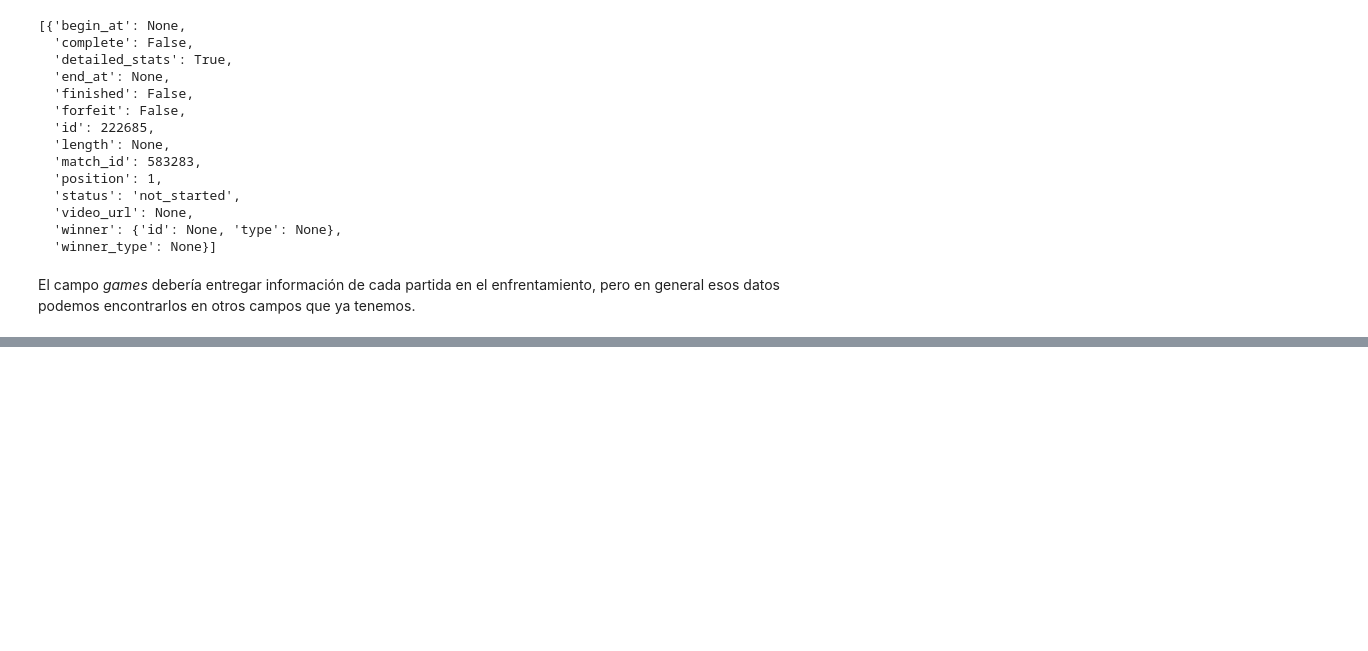
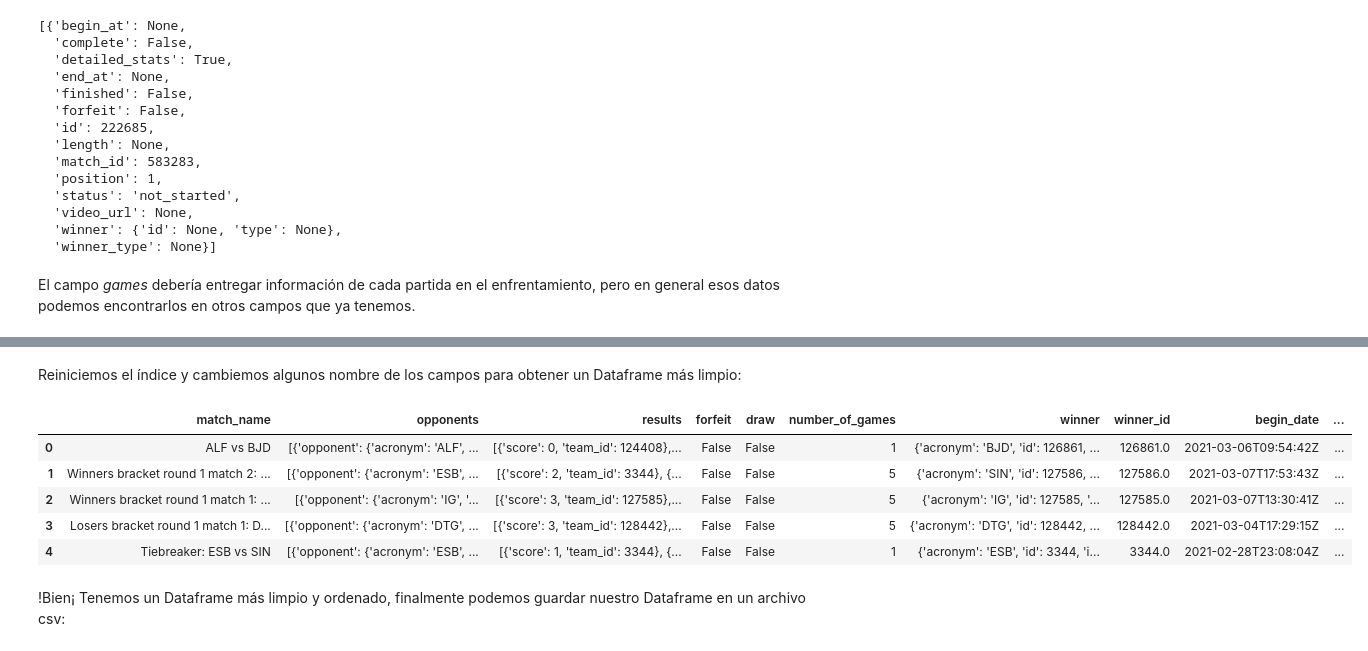
Before and after one commit to JMCastle98/M3_Procesamiento_de_datos, a Jupyter notebook: M3_Postworks5,6/Postwork_05_06_python.ipynb, the cells around one changed output, grey strips where cells are left out. Drawn from its saved outputs; the diff is of its cells as text; code cells hidden in the pictures; blank space fills up the shorter version.

```diff
--- a/M3_Postworks5,6/Postwork_05_06_python.ipynb
+++ b/M3_Postworks5,6/Postwork_05_06_python.ipynb
@@ -182,0 +327,7 @@ df_matches.loc[300,'videogame_version']
+# %%
+campos_no_deseados = ['videogame', 'slug', 'tournament', 'league', 'serie', 'streams', 'modified_at', 'games',
+                      'game_advantage', 'scheduled_at', 'original_scheduled_at', 'detailed_stats','live',
+                      'match_type', 'videogame_version', 'live_embed_url', 'id']
+
+df_matches_temp = df_matches.drop(columns=campos_no_deseados)
+df_matches_temp.info()
@@ -182,0 +393,3 @@ df_matches.loc[300,'videogame_version']
+# %%
+df_matches_finished = df_matches_temp[ df_matches_temp['status'] == 'finished' ]
+df_matches_finished.isna().sum(axis=0)
@@ -182,0 +416,3 @@ df_matches.loc[300,'videogame_version']
+# %%
+df_matches_finished_clean = df_matches_finished.dropna(subset=['begin_at', 'end_at'])
+df_matches_finished_clean.isna().sum(axis=0)
@@ -182,0 +441,5 @@ df_matches.loc[300,'videogame_version']
+# %%
+#No incluiremos al campo status por que ya ha cumplido su propósito
+df_matches_ordenado = df_matches_finished_clean[['name','opponents','results','forfeit','draw',
+                                                      'number_of_games','winner','winner_id','begin_at','end_at',
+                                                      'rescheduled','official_stream_url','league_id', 'serie_id', 'tournament_id']]
@@ -182,0 +457,22 @@ df_matches.loc[300,'videogame_version']
+# %% [markdown]
+Reiniciemos el índice y cambiemos algunos nombre de los campos para obtener un Dataframe más limpio:
+# %%
+df_matches_ordenado = df_matches_ordenado.reset_index(drop=True)
+nombres_nuevos = {
+    'name' : 'match_name',
+    'begin_at' : 'begin_date',
+    'end_at' : 'end_date',
+    'official_stream_url' : 'official_stream_channel_url'
+}
+
+df_matches_ordenado.rename(columns=nombres_nuevos, inplace=True)
+df_matches_ordenado.head()
+# %% [output]
+|  | match_name | opponents | results | forfeit | draw | number_of_games | winner | winner_id | begin_date | ... |
+| 0 | ALF vs BJD | [{'opponent': {'acronym': 'ALF', ... | [{'score': 0, 'team_id': 124408},... | False | False | 1 | {'acronym': 'BJD', 'id': 126861, ... | 126861.0 | 2021-03-06T09:54:42Z | ... |
+| 1 | Winners bracket round 1 match 2: ... | [{'opponent': {'acronym': 'ESB', ... | [{'score': 2, 'team_id': 3344}, {... | False | False | 5 | {'acronym': 'SIN', 'id': 127586, ... | 127586.0 | 2021-03-07T17:53:43Z | ... |
+| 2 | Winners bracket round 1 match 1: ... | [{'opponent': {'acronym': 'IG', '... | [{'score': 3, 'team_id': 127585},... | False | False | 5 | {'acronym': 'IG', 'id': 127585, '... | 127585.0 | 2021-03-07T13:30:41Z | ... |
+| 3 | Losers bracket round 1 match 1: D... | [{'opponent': {'acronym': 'DTG', ... | [{'score': 3, 'team_id': 128442},... | False | False | 5 | {'acronym': 'DTG', 'id': 128442, ... | 128442.0 | 2021-03-04T17:29:15Z | ... |
+| 4 | Tiebreaker: ESB vs SIN | [{'opponent': {'acronym': 'ESB', ... | [{'score': 1, 'team_id': 3344}, {... | False | False | 1 | {'acronym': 'ESB', 'id': 3344, 'i... | 3344.0 | 2021-02-28T23:08:04Z | ... |
+# %% [markdown]
+!Bien¡ Tenemos un Dataframe más limpio y ordenado, finalmente podemos guardar nuestro Dataframe en un archivo csv:
```
Also changed, not shown: parts of 36 cells of this notebook.
